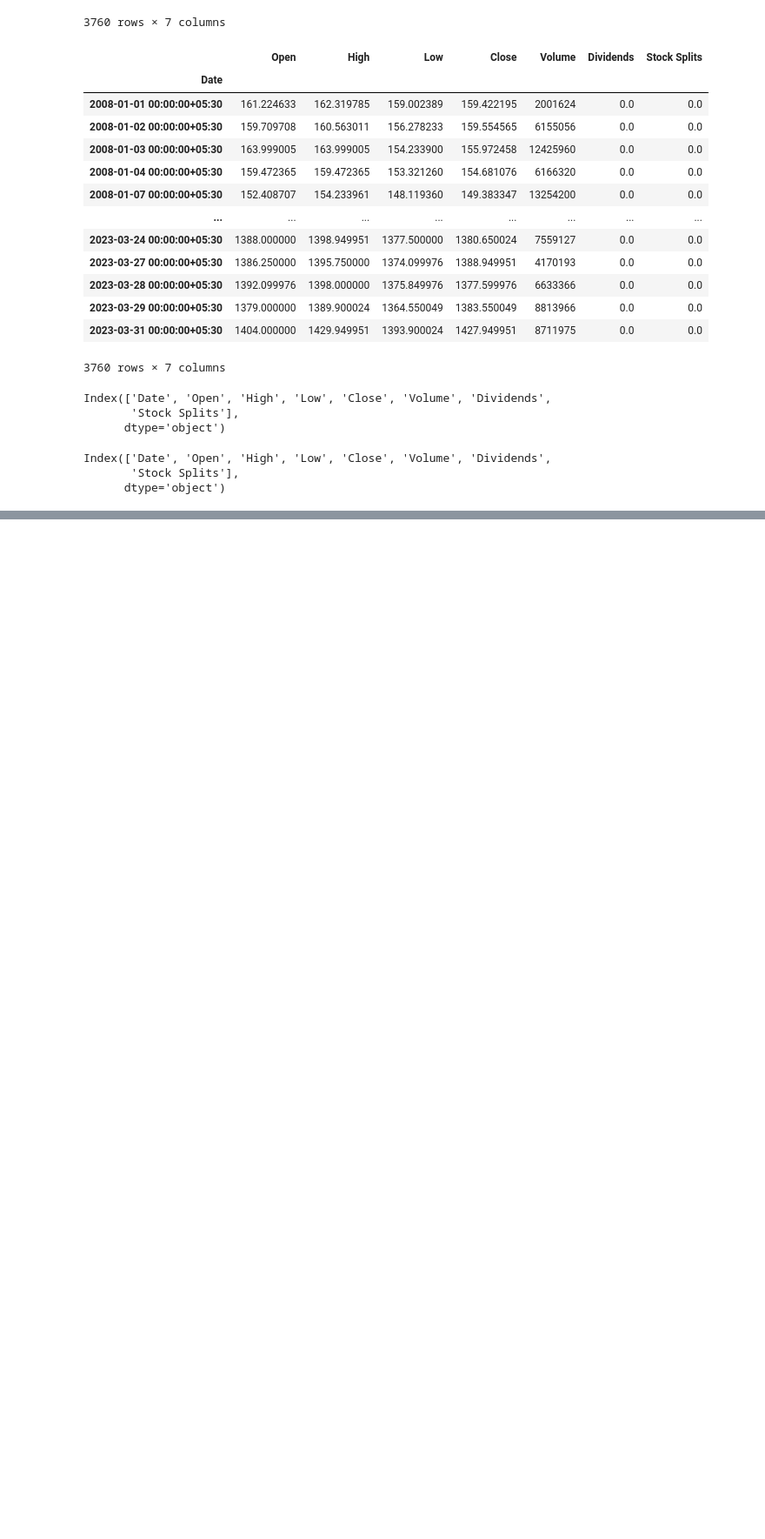
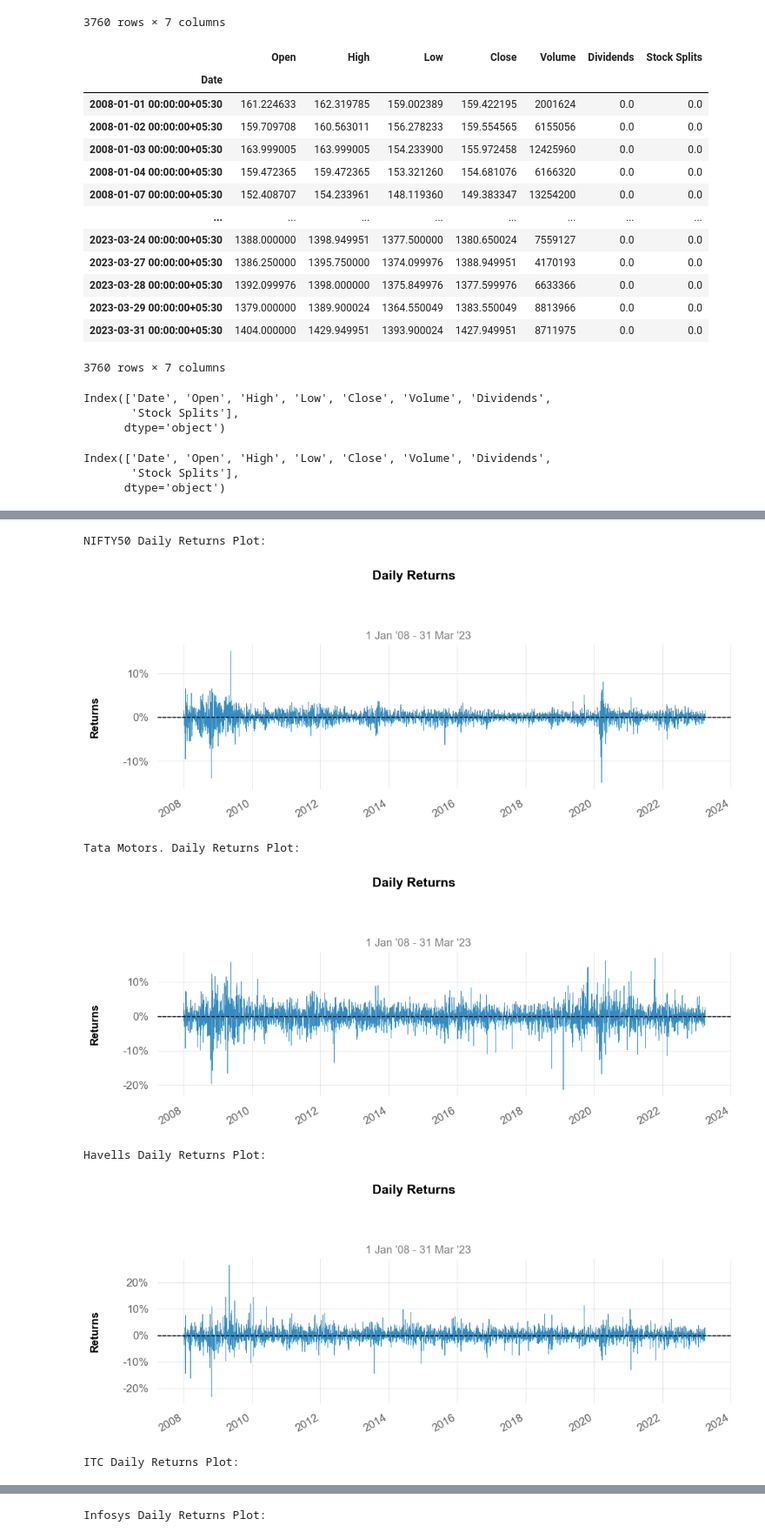
Before and after one commit to manishkr1754/Data_Science_for_Financial_Markets, a Jupyter notebook: Data Science for Financial Markets-yfinance.ipynb, the cells around one changed output, grey strips where cells are left out. Shown at 87% size. Cells and saved outputs as stored; diff of their text form; code cells hidden in the pictures; blank space fills up the shorter version.

```diff
--- a/Data Science for Financial Markets-yfinance.ipynb
+++ b/Data Science for Financial Markets-yfinance.ipynb
@@ -562,0 +531,29 @@ Infosys Daily Returns Plot:
+# %%
+# Plotting Daily Returns for NIFTY50 and each stock
+print('\n')
+print('\nNIFTY50 Daily Returns Plot:\n')
+qs.plots.daily_returns(nifty50_returns/100)
+print('\n')
+print('\n')
+print('\nTata Motors. Daily Returns Plot:\n')
+qs.plots.daily_returns(tata_motors_returns/100)
+print('\n')
+print('\n')
+print('\nHavells Daily Returns Plot:\n')
+qs.plots.daily_returns(havells_returns/100)
+print('\n')
+print('\n')
+print('\nITC Daily Returns Plot:\n')
+qs.plots.daily_returns(itc_returns/100)
+print('\n')
+print('\n')
+print('\nInfosys Daily Returns Plot:\n')
+qs.plots.daily_returns(infosys_returns/100)
+# %% [output]
+NIFTY50 Daily Returns Plot:
+[figure, added]
+Tata Motors. Daily Returns Plot:
+[figure, added]
+Havells Daily Returns Plot:
+[figure, added]
+ITC Daily Returns Plot:
@@ -562,0 +561 @@ Infosys Daily Returns Plot:
+Infosys Daily Returns Plot:
```
Also changed, not shown: parts of 35 cells of this notebook.
